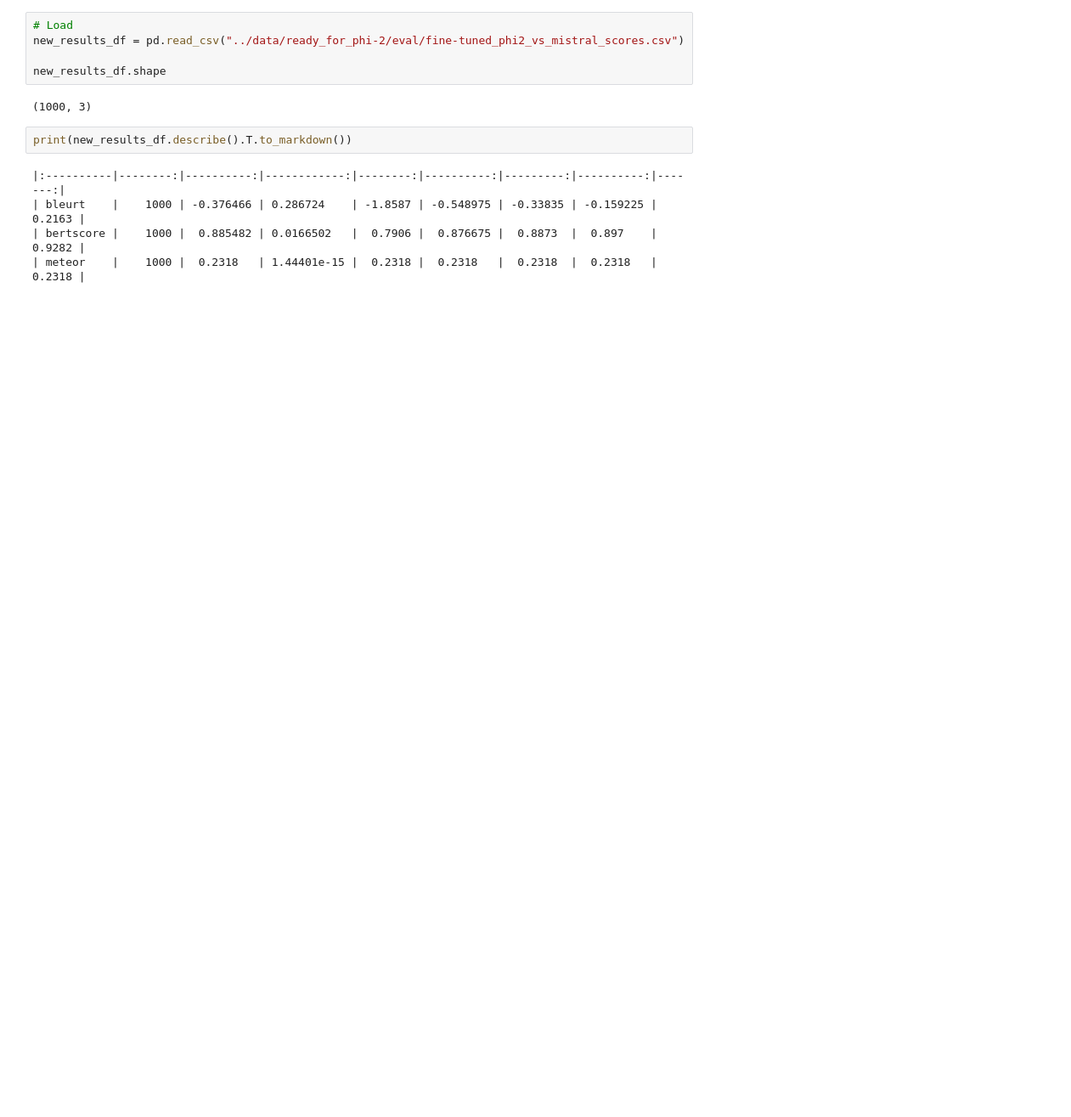
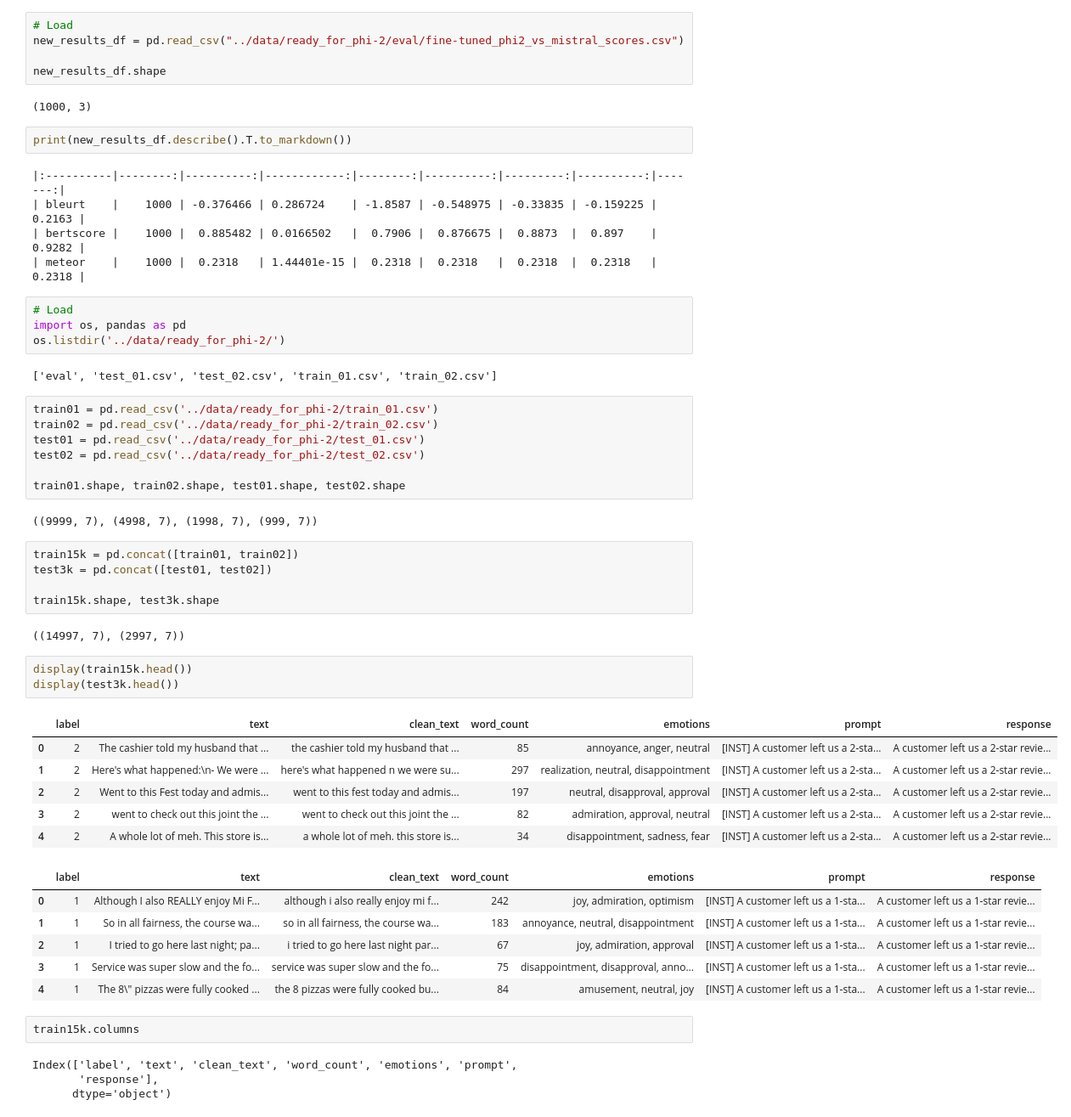
Before and after one commit to kangelamw/LLM-Project-DS, a Jupyter notebook: notebooks/etc.ipynb, the cells around one changed output. Shown at 85% size. Drawn from its saved outputs; the diff is of its cells as text; blank space fills up the shorter version.

```diff
--- a/notebooks/etc.ipynb
+++ b/notebooks/etc.ipynb
@@ -97,3 +97,47 @@ print(new_results_df.describe().T.to_markdown())
 | bleurt    |    1000 | -0.376466 | 0.286724    | -1.8587 | -0.548975 | -0.33835 | -0.159225 | 0.2163 |
 | bertscore |    1000 |  0.885482 | 0.0166502   |  0.7906 |  0.876675 |  0.8873  |  0.897    | 0.9282 |
 | meteor    |    1000 |  0.2318   | 1.44401e-15 |  0.2318 |  0.2318   |  0.2318  |  0.2318   | 0.2318 |
+# %%
+# Load
+import os, pandas as pd
+os.listdir('../data/ready_for_phi-2/')
+# %% [output]
+['eval', 'test_01.csv', 'test_02.csv', 'train_01.csv', 'train_02.csv']
+# %%
+train01 = pd.read_csv('../data/ready_for_phi-2/train_01.csv')
+train02 = pd.read_csv('../data/ready_for_phi-2/train_02.csv')
+test01 = pd.read_csv('../data/ready_for_phi-2/test_01.csv')
+test02 = pd.read_csv('../data/ready_for_phi-2/test_02.csv')
+
+train01.shape, train02.shape, test01.shape, test02.shape
+# %% [output]
+((9999, 7), (4998, 7), (1998, 7), (999, 7))
+# %%
+train15k = pd.concat([train01, train02])
+test3k = pd.concat([test01, test02])
+
+train15k.shape, test3k.shape
+# %% [output]
+((14997, 7), (2997, 7))
+# %%
+display(train15k.head())
+display(test3k.head())
+# %% [output]
+|  | label | text | clean_text | word_count | emotions | prompt | response |
+| 0 | 2 | The cashier told my husband that ... | the cashier told my husband that ... | 85 | annoyance, anger, neutral | [INST] A customer left us a 2-sta... | A customer left us a 2-star revie... |
+| 1 | 2 | Here's what happened:\n- We were ... | here's what happened n we were su... | 297 | realization, neutral, disappointment | [INST] A customer left us a 2-sta... | A customer left us a 2-star revie... |
+| 2 | 2 | Went to this Fest today and admis... | went to this fest today and admis... | 197 | neutral, disapproval, approval | [INST] A customer left us a 2-sta... | A customer left us a 2-star revie... |
+| 3 | 2 | went to check out this joint the ... | went to check out this joint the ... | 82 | admiration, approval, neutral | [INST] A customer left us a 2-sta... | A customer left us a 2-star revie... |
+| 4 | 2 | A whole lot of meh. This store is... | a whole lot of meh. this store is... | 34 | disappointment, sadness, fear | [INST] A customer left us a 2-sta... | A customer left us a 2-star revie... |
+|  | label | text | clean_text | word_count | emotions | prompt | response |
+| 0 | 1 | Although I also REALLY enjoy Mi F... | although i also really enjoy mi f... | 242 | joy, admiration, optimism | [INST] A customer left us a 1-sta... | A customer left us a 1-star revie... |
+| 1 | 1 | So in all fairness, the course wa... | so in all fairness, the course wa... | 183 | annoyance, neutral, disappointment | [INST] A customer left us a 1-sta... | A customer left us a 1-star revie... |
+| 2 | 1 | I tried to go here last night; pa... | i tried to go here last night par... | 67 | joy, admiration, approval | [INST] A customer left us a 1-sta... | A customer left us a 1-star revie... |
+| 3 | 1 | Service was super slow and the fo... | service was super slow and the fo... | 75 | disappointment, disapproval, anno... | [INST] A customer left us a 1-sta... | A customer left us a 1-star revie... |
+| 4 | 1 | The 8\" pizzas were fully cooked ... | the 8 pizzas were fully cooked bu... | 84 | amusement, neutral, joy | [INST] A customer left us a 1-sta... | A customer left us a 1-star revie... |
+# %%
+train15k.columns
+# %% [output]
+Index(['label', 'text', 'clean_text', 'word_count', 'emotions', 'prompt',
+       'response'],
+      dtype='object')
```
Also changed, not shown: parts of 6 cells of this notebook, 5 other files.
